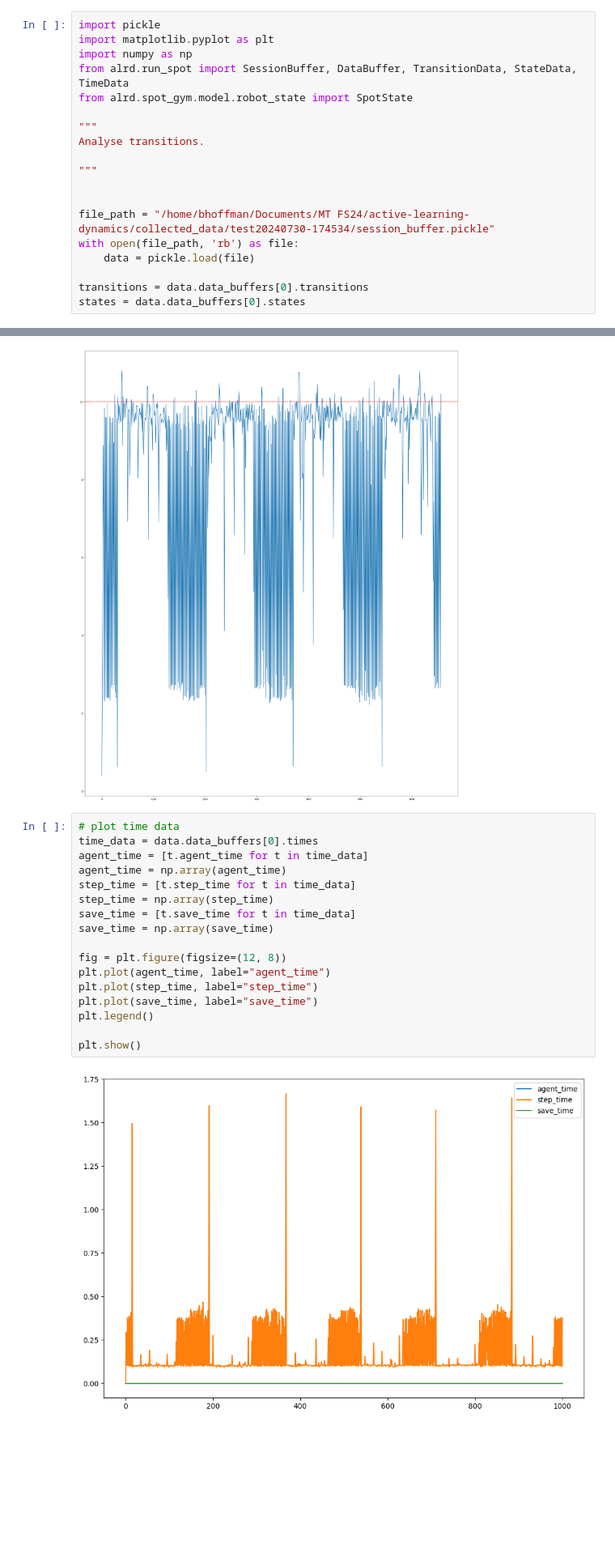
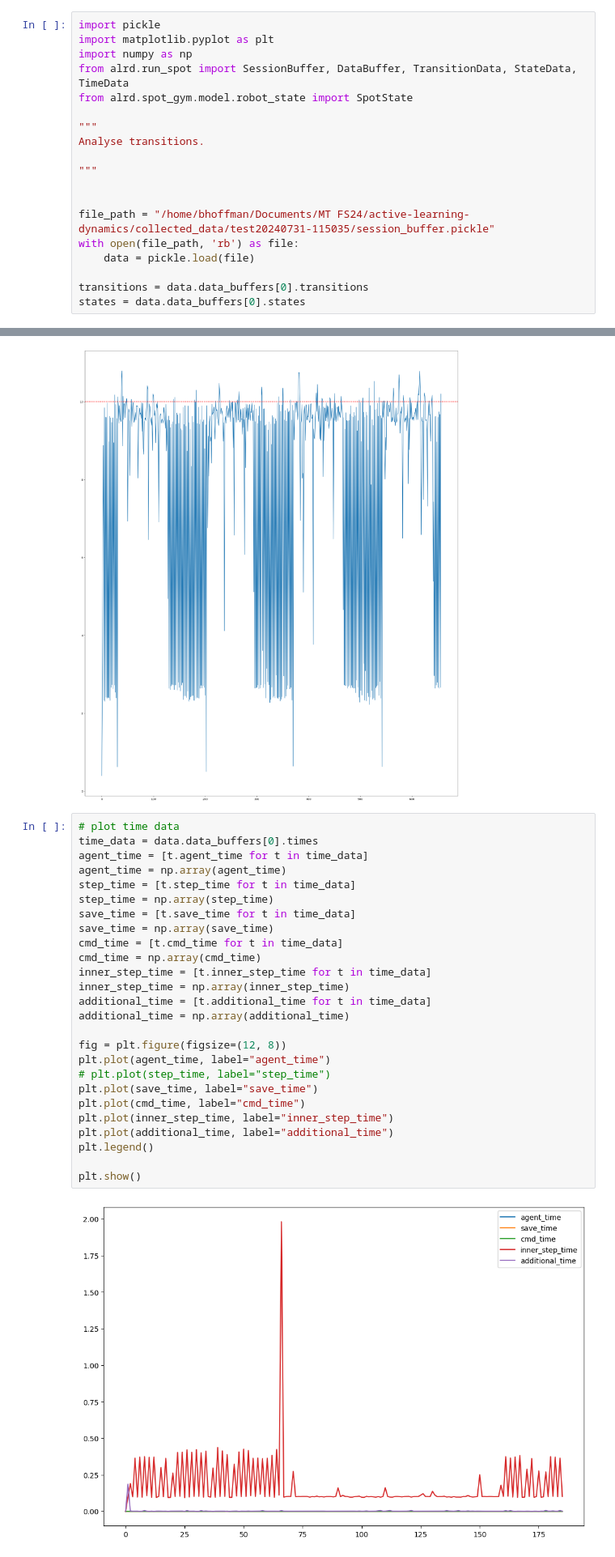
Before and after one commit to benjirer/active-learning-dynamics, a Jupyter notebook: data_analysis/transitions_analysis.ipynb, the cells around one changed output, grey strips where cells are left out. Shown at 81% size. Cells and saved outputs as stored; diff of their text form; blank space fills up the shorter version.

```diff
--- a/data_analysis/transitions_analysis.ipynb
+++ b/data_analysis/transitions_analysis.ipynb
@@ -11,7 +11,7 @@ Analyse transitions.
 """
 
 
-file_path = "/home/bhoffman/Documents/MT FS24/active-learning-dynamics/collected_data/test20240730-174534/session_buffer.pickle"
+file_path = "/home/bhoffman/Documents/MT FS24/active-learning-dynamics/collected_data/test20240731-115035/session_buffer.pickle"
 with open(file_path, 'rb') as file:
     data = pickle.load(file)
 
@@ -109,22 +109,31 @@ axs.axhline(y=10, color='r', linestyle='--')
 # %%
 # plot time data
 time_data = data.data_buffers[0].times
 agent_time = [t.agent_time for t in time_data]
 agent_time = np.array(agent_time)
 step_time = [t.step_time for t in time_data]
 step_time = np.array(step_time)
 save_time = [t.save_time for t in time_data]
 save_time = np.array(save_time)
+cmd_time = [t.cmd_time for t in time_data]
+cmd_time = np.array(cmd_time)
+inner_step_time = [t.inner_step_time for t in time_data]
+inner_step_time = np.array(inner_step_time)
+additional_time = [t.additional_time for t in time_data]
+additional_time = np.array(additional_time)
 
 fig = plt.figure(figsize=(12, 8))
 plt.plot(agent_time, label="agent_time")
-plt.plot(step_time, label="step_time")
+# plt.plot(step_time, label="step_time")
 plt.plot(save_time, label="save_time")
+plt.plot(cmd_time, label="cmd_time")
+plt.plot(inner_step_time, label="inner_step_time")
+plt.plot(additional_time, label="additional_time")
 plt.legend()
 
 plt.show()
 # %% [output]
-[figure, old version]
+[figure, new version]
 # %%
 # command tracking analysis for arm joint commands
 
```
Also changed, not shown: 4 other files.
